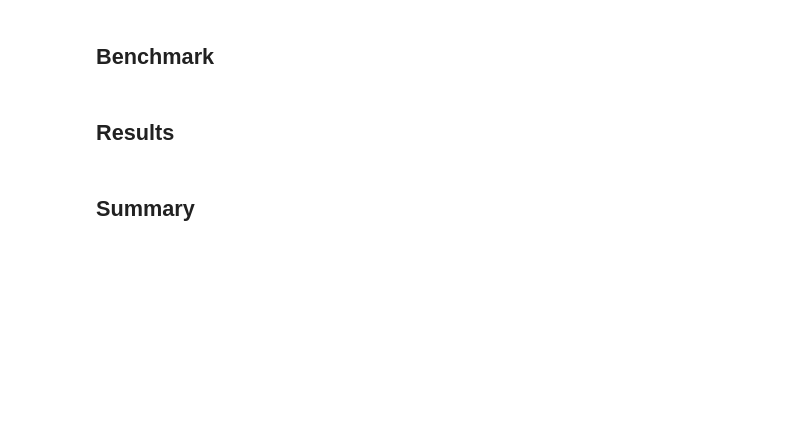
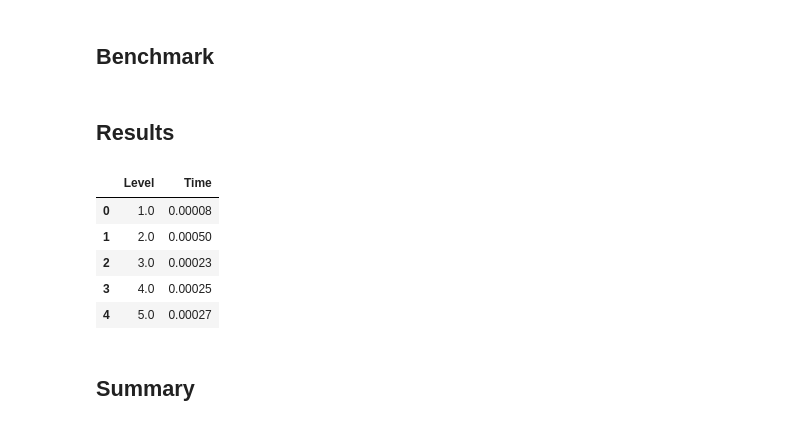
Before and after one commit to bmoretz/MSDS-DataEngineering, a Jupyter notebook: 06_BreadthFirstSearch.ipynb, the cells around one changed output. Drawn from its saved outputs; the diff is of its cells as text; code cells hidden in the pictures; blank space fills up the shorter version.

```diff
--- a/06_BreadthFirstSearch.ipynb
+++ b/06_BreadthFirstSearch.ipynb
@@ -104,4 +127,13 @@ defaultdict(<function dict_maker at 0x...>, {'a': defaultdict(<function dict_mak
 # %% [markdown]
 ## Results
+# %%
+results # display the results table / DataFrame
+# %% [output]
+|  | Level | Time |
+| 0 | 1.0 | 0.00008 |
+| 1 | 2.0 | 0.00050 |
+| 2 | 3.0 | 0.00023 |
+| 3 | 4.0 | 0.00025 |
+| 4 | 5.0 | 0.00027 |
 # %% [markdown]
 ## Summary
```
Also changed, not shown: parts of 16 cells of this notebook.
